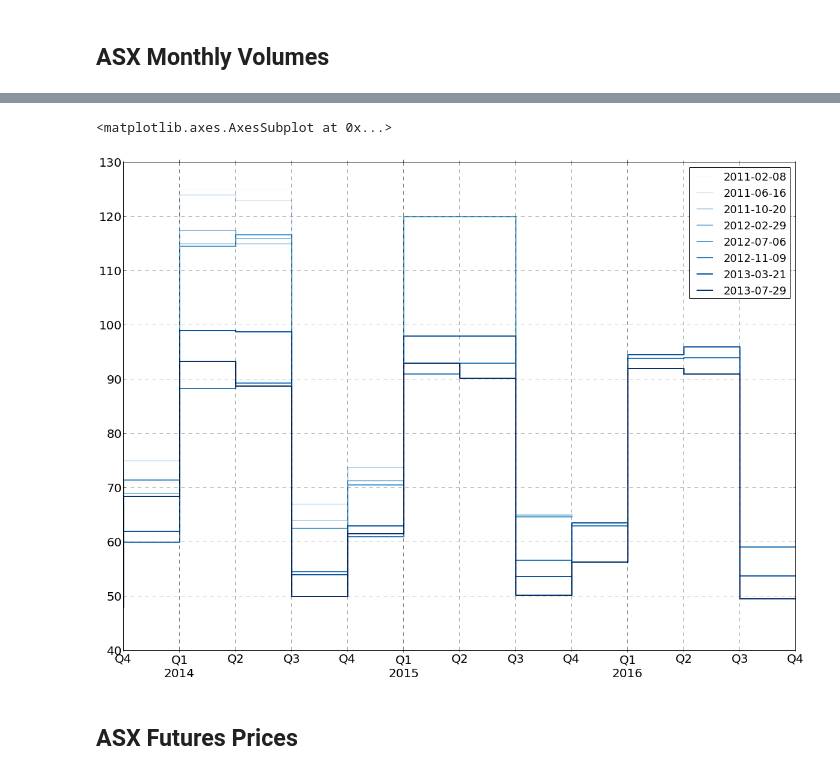
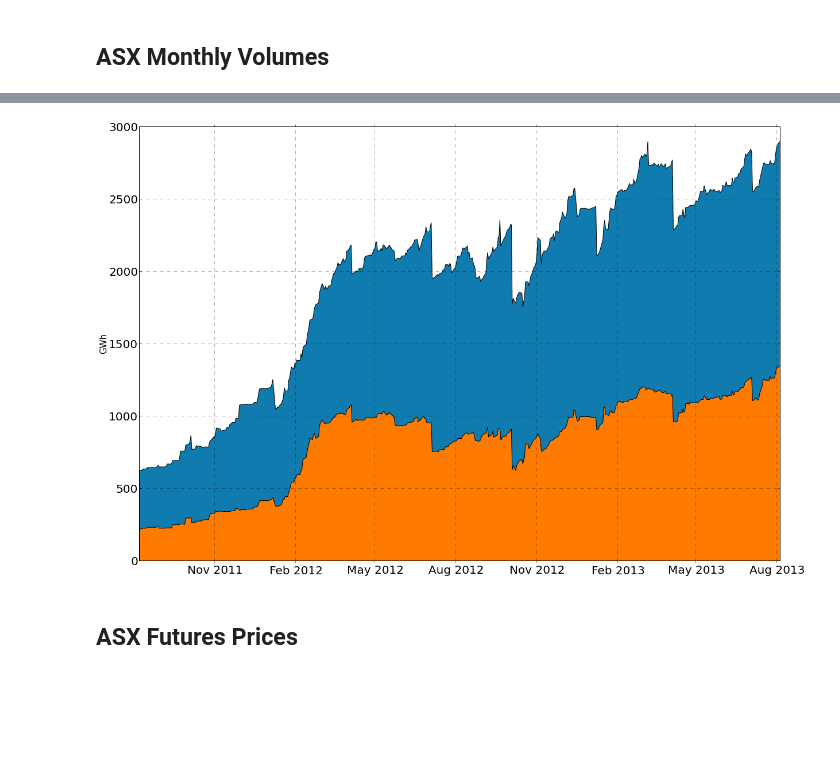
Before and after one commit to jcrabtree/reporting, a Jupyter notebook: asx.ipynb, the cells around one changed output, grey strips where cells are left out. Cells and saved outputs as stored; diff of their text form; code cells hidden in the pictures; blank space fills up the shorter version.

```diff
--- a/asx.ipynb
+++ b/asx.ipynb
@@ -157,8 +235,22 @@ ota_forward.plot(drawstyle='steps-pre',color=ota_colors)
-# %%
-ben_forward.plot(drawstyle='steps-pre',color=ben_colors)
-# %% [output]
-<matplotlib.axes.AxesSubplot at 0x...>
-[figure, removed]
+# %%
+ben_opint = ben.ix[:,:,'Op Int']
+ota_opint = ota.ix[:,:,'Op Int']
+Q_hours = pd.Series({q: hours_in_quarter(q) for q in ben_opint.index}) #get hours in each quarter
+ota_opint_GWh = ((ota_opint.T.fillna(0.0)).dot(Q_hours)/1000.0) #dot multiply MW by hours, divide by 1000, to get GWh
+ben_opint_GWh = ((ben_opint.T.fillna(0.0)).dot(Q_hours)/1000.0)
+opint_GWh = pd.DataFrame({'Otahuhu':ota_opint_GWh,'Benmore':ben_opint_GWh})
+opint_GWh = opint_GWh[['Otahuhu','Benmore']].cumsum(axis=1) #swap columns and sum
+opint_GWh = opint_GWh[opint_GWh.index.map(lambda x: back_a_year_dt(x,year=2))]
+# %%
+fig = plt.figure(1,figsize=[20,14])
+ax1 = fig.add_subplot(111)
+ax1.fill_between(opint_GWh.index, 0, opint_GWh['Benmore'],facecolor=ea.ea_p['bl1'],label='Benmore')
+ax1.fill_between(opint_GWh.index, 0, opint_GWh['Otahuhu'],facecolor=ea.ea_s['or1'],label='Otahuhu')
+ylabel('GWh')
+ax1.legend()
+#opint_GWh['Benmore']
+# %% [output]
+[figure, added]
 # %% [markdown]
 ## ASX Futures Prices
 # %% [markdown]
```
Also changed, not shown: parts of 50 cells of this notebook, 3 other files.
